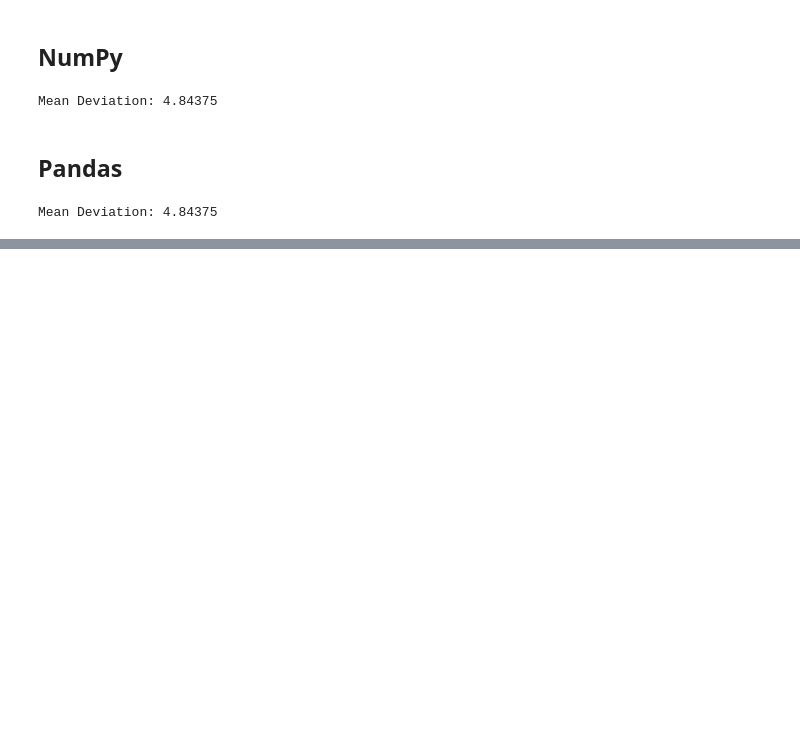
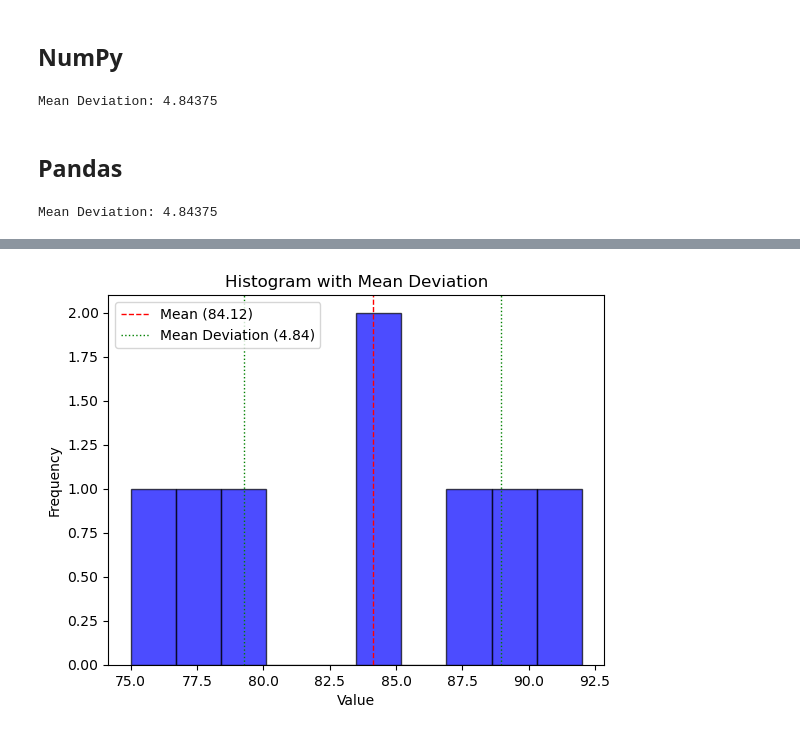
Before and after one commit to sateeshfrnd/Statistics, a Jupyter notebook: notebooks/Mean Deviation.ipynb, the cells around one changed output, grey strips where cells are left out. Drawn from its saved outputs; the diff is of its cells as text; code cells hidden in the pictures; blank space fills up the shorter version.

```diff
--- a/notebooks/Mean Deviation.ipynb
+++ b/notebooks/Mean Deviation.ipynb
@@ -44,0 +49,34 @@ Mean Deviation: 4.84375
+# %%
+import numpy as np
+import matplotlib.pyplot as plt
+
+# Example dataset
+data = np.array([85, 90, 88, 92, 75, 85, 80, 78])
+
+# Calculate the mean
+mean = np.mean(data)
+
+# Calculate the absolute deviations from the mean
+abs_deviations = np.abs(data - mean)
+
+# Calculate the mean deviation
+mean_deviation = np.mean(abs_deviations)
+
+# Plot histogram
+plt.hist(data, bins=10, alpha=0.7, color='blue', edgecolor='black')
+
+# Plot mean deviation as a vertical line
+plt.axvline(mean, color='red', linestyle='dashed', linewidth=1, label=f'Mean ({mean:.2f})')
+plt.axvline(mean + mean_deviation, color='green', linestyle='dotted', linewidth=1, label=f'Mean Deviation ({mean_deviation:.2f})')
+plt.axvline(mean - mean_deviation, color='green', linestyle='dotted', linewidth=1)
+
+# Add labels and legend
+plt.xlabel('Value')
+plt.ylabel('Frequency')
+plt.title('Histogram with Mean Deviation')
+plt.legend()
+
+# Show plot
+plt.show()
+# %% [output]
+[figure, added]
```
Also changed, not shown: parts of 1 cell of this notebook.
